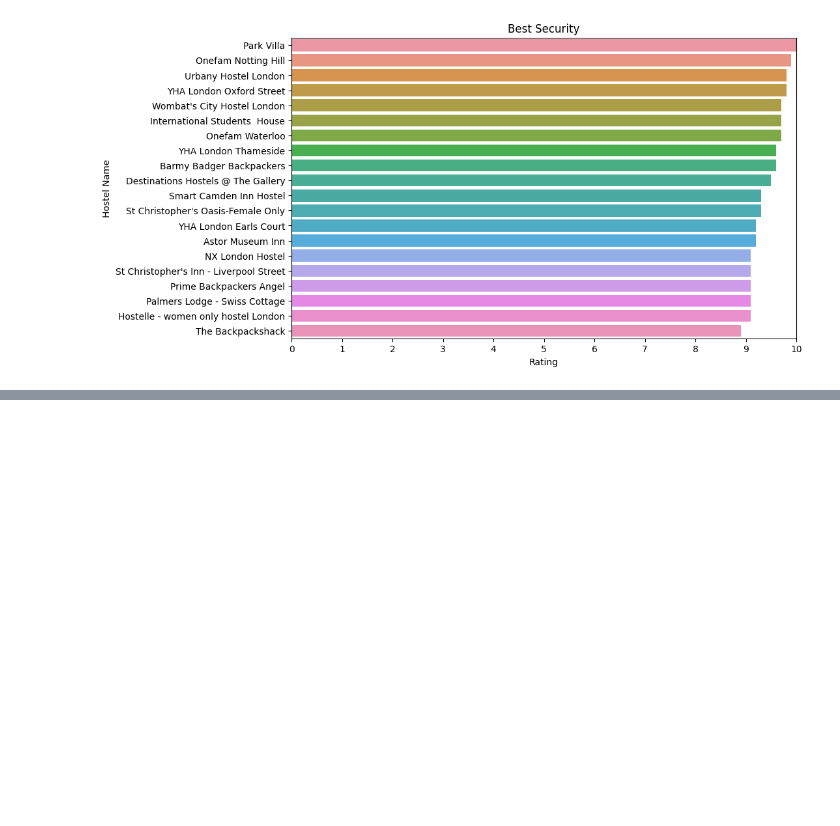
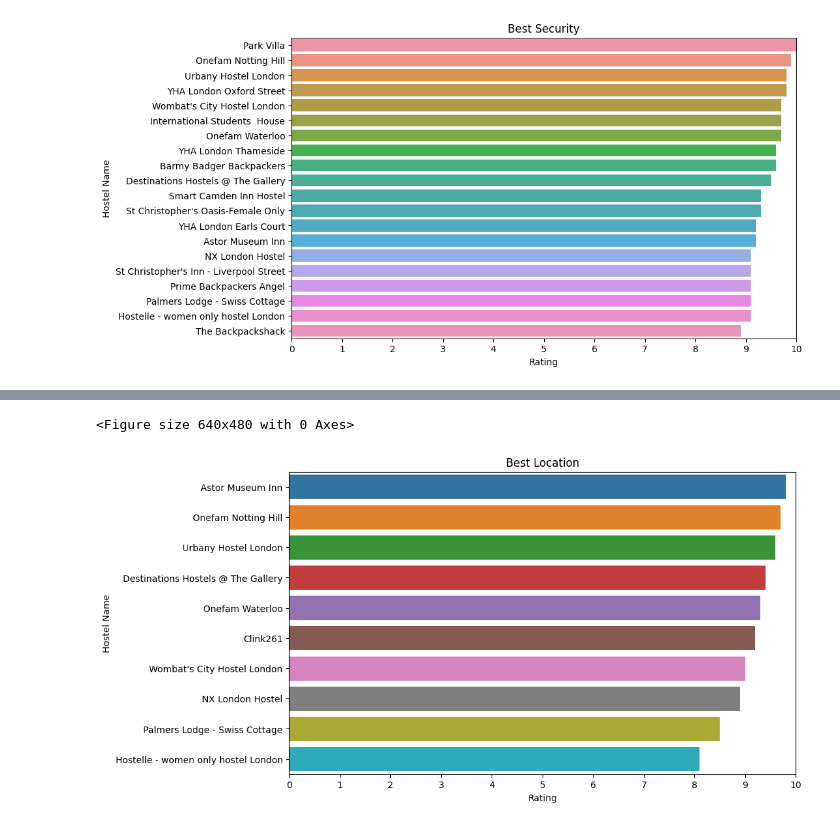
Before and after one commit to vknanavati/React-Hostel-Scraper, a Jupyter notebook: Hostel_Graphs.ipynb, the cells around one changed output, grey strips where cells are left out. Saved outputs shown, nothing was run; the diff lists cells and outputs as text; code cells hidden in the pictures; blank space fills up the shorter version.

```diff
--- a/Hostel_Graphs.ipynb
+++ b/Hostel_Graphs.ipynb
@@ -131,3 +131,7 @@ plt.show()
 # %% [output]
 <Figure size 640x480 with 0 Axes>
 [figure]
+# %%
+highest_location = df_test.iloc[:, [0,2]].head(10)
+highest_location = highest_location.sort_values('Location', ascending=False)
+print(highest_location)
@@ -133,0 +150,15 @@ plt.show()
+# %%
+top_location = highest_location.sort_values(by= 'Location', ascending=False)[:20]
+figure = plt.figure()
+fig, ax = plt.subplots(figsize=(10,6))
+ax.set_xlim(0,10)
+ax.set_xticks(range(0,11))
+sns.barplot(y=top_location.Name, x=top_location.Location)
+plt.xticks()
+plt.xlabel('Rating')
+plt.ylabel('Hostel Name')
+plt.title('Best Location')
+plt.show()
+# %% [output]
+<Figure size 640x480 with 0 Axes>
+[figure, added]
```
Also changed, not shown: parts of 14 cells of this notebook.
